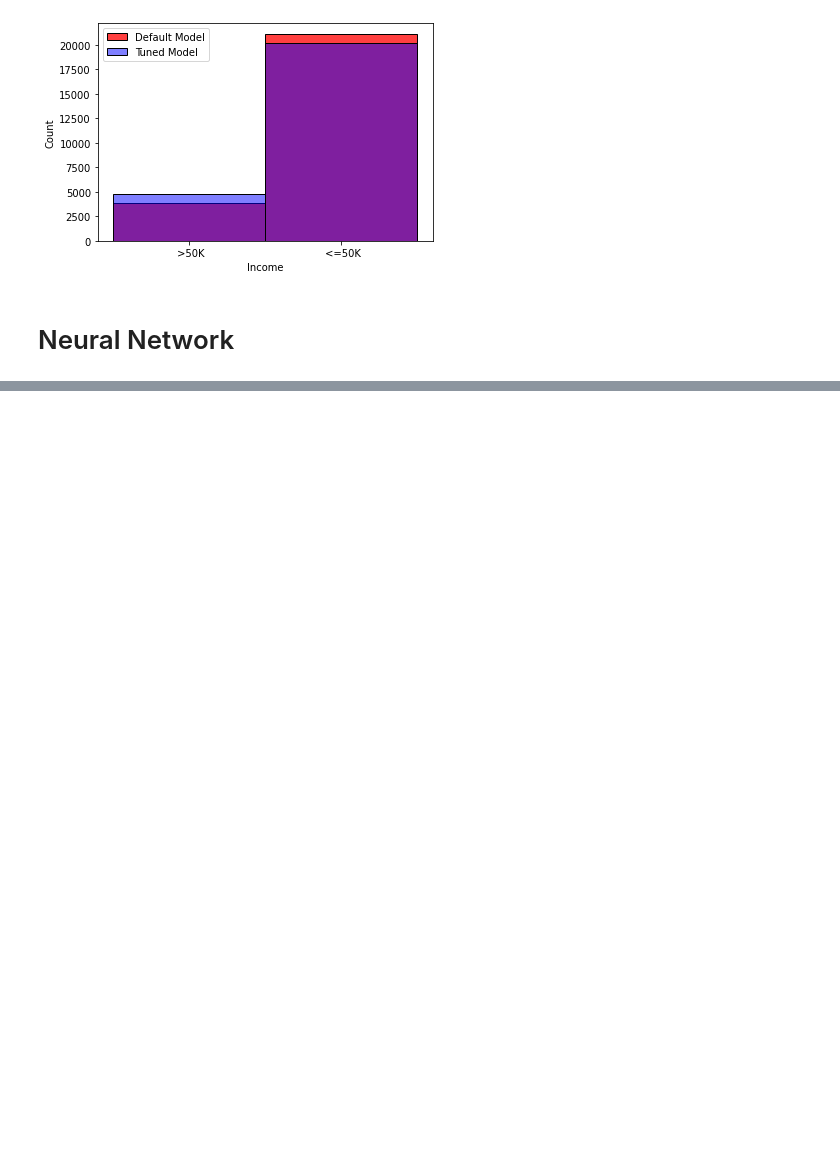
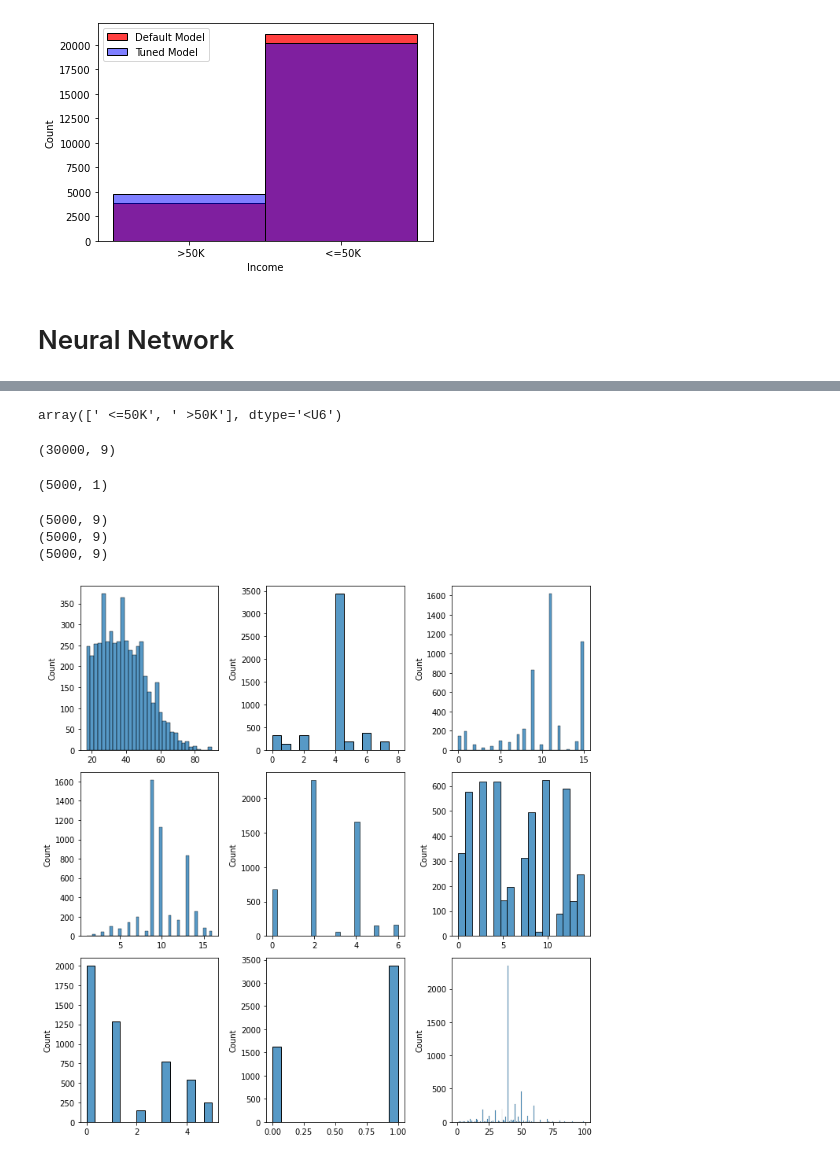
Before and after one commit to Kshitij301199/Income_Classification, a Jupyter notebook: models.ipynb, the cells around one changed output, grey strips where cells are left out. Saved outputs shown, nothing was run; the diff lists cells and outputs as text; code cells hidden in the pictures; blank space fills up the shorter version.

```diff
--- a/models.ipynb
+++ b/models.ipynb
@@ -643,0 +725,10 @@ val_counts.tolist()
+# %%
+X = data.drop(columns=["Income"])
+X.fillna("Missing",inplace=True)
+y = data[["Income"]]
+# %%
+label_encoding = {}
+for index, str_column in enumerate([column for column in X.columns.tolist() if X[column].dtypes == "O"]):
+    globals()[f"LE_{index}"] = LabelEncoder()
+    X[str_column] = globals()[f"LE_{index}"].fit_transform(X[str_column].tolist())
+    label_encoding[str_column] = globals()[f"LE_{index}"]
@@ -643,0 +744,4 @@ val_counts.tolist()
+# %%
+X_nn = X.to_numpy()
+X_nn_norm = X_nn/np.linalg.norm(X_nn,axis=0)
+X_nn_norm[0:5]
@@ -643,0 +782,11 @@ val_counts.tolist()
+# %%
+%%capture
+training_X = X_nn[:5000]
+training_y = y[:5000]
+prediction_data = X_nn[5000:]
+
+training_X_norm = X_nn_norm[:5000]
+prediction_data_norm = X_nn_ss[5000:]
+
+training_X_ss = X_nn_ss[:5000]
+prediction_data_ss = X_nn_ss[5000:]
@@ -643,0 +817,4 @@ val_counts.tolist()
+# %%
+label_encoding_income.classes_
+# %% [output]
+array([' <=50K', ' >50K'], dtype='<U6')
@@ -643,0 +823,30 @@ val_counts.tolist()
+# %%
+X_nn.shape
+# %% [output]
+(30000, 9)
+# %%
+y_nn.shape
+# %% [output]
+(5000, 1)
+# %%
+print(training_X.shape)
+print(training_X_norm.shape)
+print(training_X_ss.shape)
+# %% [output]
+(5000, 9)
+(5000, 9)
+(5000, 9)
+# %%
+fig,axes = plt.subplots(3,3,figsize=(10,10))
+sns.histplot(data=training_X[:,0], ax = axes[0,0])
+sns.histplot(data=training_X[:,1], ax = axes[0,1])
+sns.histplot(data=training_X[:,2], ax = axes[0,2])
+sns.histplot(data=training_X[:,3], ax = axes[1,0])
+sns.histplot(data=training_X[:,4], ax = axes[1,1])
+sns.histplot(data=training_X[:,5], ax = axes[1,2])
+sns.histplot(data=training_X[:,6], ax = axes[2,0])
+sns.histplot(data=training_X[:,7], ax = axes[2,1])
+sns.histplot(data=training_X[:,8], ax = axes[2,2])
+plt.tight_layout()
+# %% [output]
+[figure, added]
```
Also changed, not shown: parts of 49 cells of this notebook.
